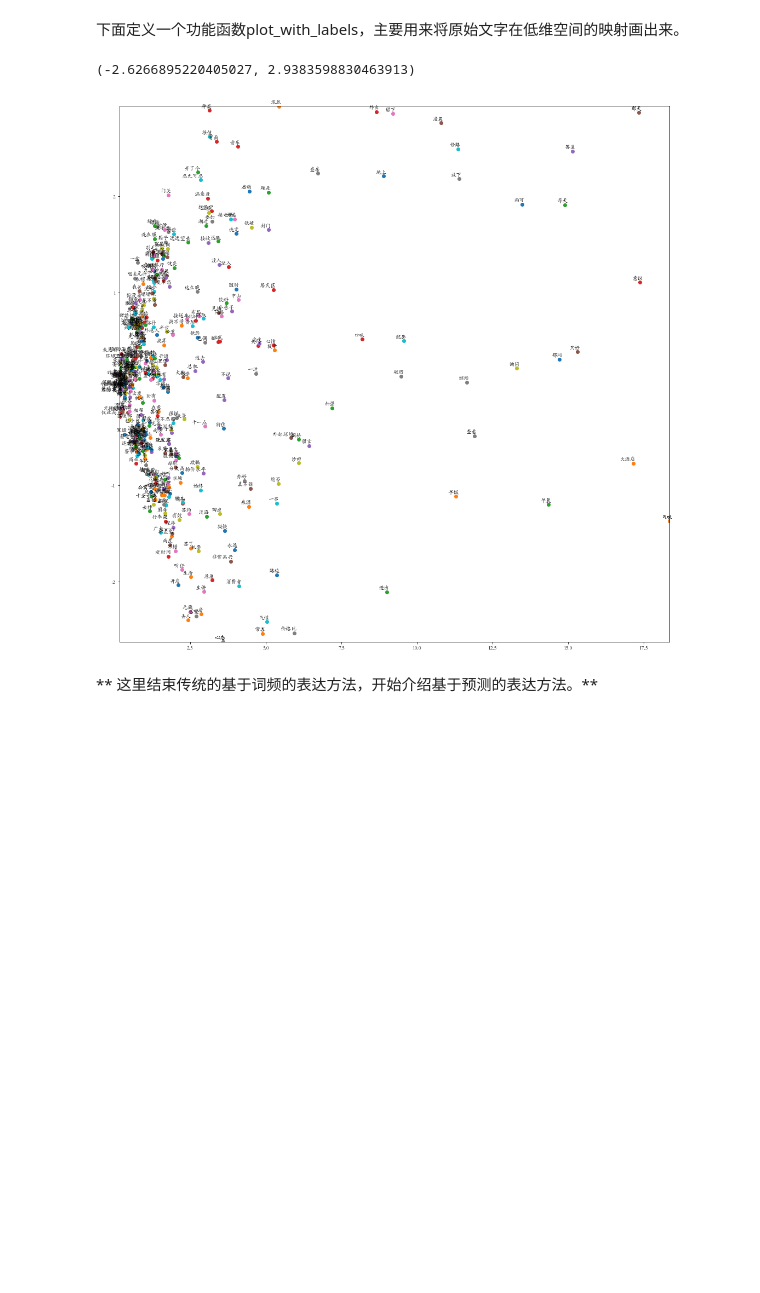
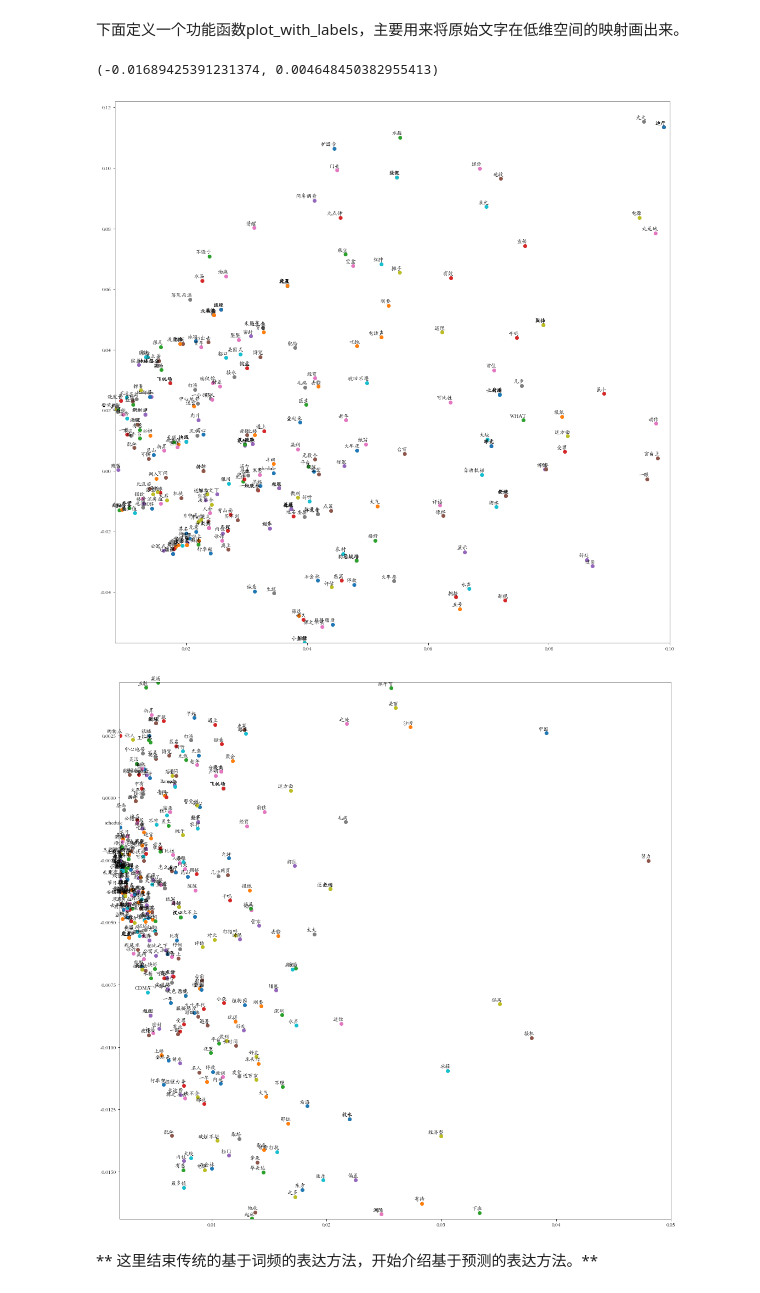
Before and after one commit to xieliaing/keras-practice, a Jupyter notebook: NLP/词向量和词嵌入-Copy1.ipynb, the cells around one changed output. Cells and saved outputs as stored; diff of their text form; code cells hidden in the pictures; blank space fills up the shorter version.

Commit message:
minor updates on wording and plot examples

```diff
--- a/NLP/词向量和词嵌入-Copy1.ipynb
+++ b/NLP/词向量和词嵌入-Copy1.ipynb
@@ -353,6 +326,8 @@ neighbor_words = [words[i] for i in range(start, end) if 0 <= i < L and i != ind
 # %%
 vocabulary = cn_count_model.vocabulary_
 V = len(vocabulary)
-documents_index = [[vocabulary[word]+1 for word in doc.split(' ') if word in vocabulary.keys()] for doc in documents_after]
-print(documents_index)
+documents_index = [[vocabulary[word]+1 for word in doc.split(' ') if word in vocabulary.keys()]
+                   for doc in documents_after]
+for i, v in enumerate(documents_index):
+    print(documents_index[i])
 # %% [output]
@@ -516,9 +500,9 @@ Wall time: 6.67 s
 # 在matplotlib中正常显示中文
 font_name = "STKaiti"
 plt.rcParams['font.family']=font_name
-plt.rcParams['axes.unicode_minus']=False # in case minus sign is shown as box
+plt.rcParams['axes.unicode_minus']=False # 防止负号被显示为一个盒子
 
-def plot_with_labels(low_dim_embs, labels, filename='tsne.png'):
+def plot_with_labels(low_dim_embs, labels, filename='embedding_plot.png'):
   assert low_dim_embs.shape[0] >= len(labels), 'More labels than embeddings'
   plt.figure(figsize=(18, 18))  # in inches
   for i, label in enumerate(labels):
@@ -535,16 +556,25 @@ def plot_with_labels(low_dim_embs, labels, filename='tsne.png'):
 # %%
 n_samples = 500
 plot_only = np.random.choice(range(len(cols)), n_samples)
-low_dim_embs = u[[plot_only]][:, [0,1]]
 labels=[cols[x] for x in plot_only]
-plot_with_labels(low_dim_embs, labels)
-xlow, xhi = np.percentile(low_dim_embs[:, 0], [5, 95])
-ylow, yhi = np.percentile(low_dim_embs[:, 1], [5, 95])
-plt.xlim(xlow, xhi)
+low_dim_embs0 = u0[[plot_only]][:, [0,1]]
+low_dim_embs1 = u1[[plot_only]][:, [0,1]]
+
+plot_with_labels(low_dim_embs0, labels)
+xlow, xhi = np.percentile(low_dim_embs0[:, 0], [10, 90])
+ylow, yhi = np.percentile(low_dim_embs0[:, 1], [10, 90])
+plt.xlim(xlow, 0.1)
 plt.ylim(ylow, yhi)
+
+plot_with_labels(low_dim_embs1, labels)
+xlow, xhi = np.percentile(low_dim_embs1[:, 0], [10, 90])
+ylow, yhi = np.percentile(low_dim_embs1[:, 1], [10, 90])
+plt.xlim(xlow, 0.05)
+plt.ylim(ylow, yhi)
 # %% [output]
-(-2.6266895220405027, 2.9383598830463913)
+(-0.01689425391231374, 0.004648450382955413)
-[figure, old version]
+[figure, new version]
+[figure, added]
 # %% [markdown]
 ** 这里结束传统的基于词频的表达方法，开始介绍基于预测的表达方法。**
 # %% [markdown]
```
Also changed, not shown: parts of 9 cells of this notebook.
